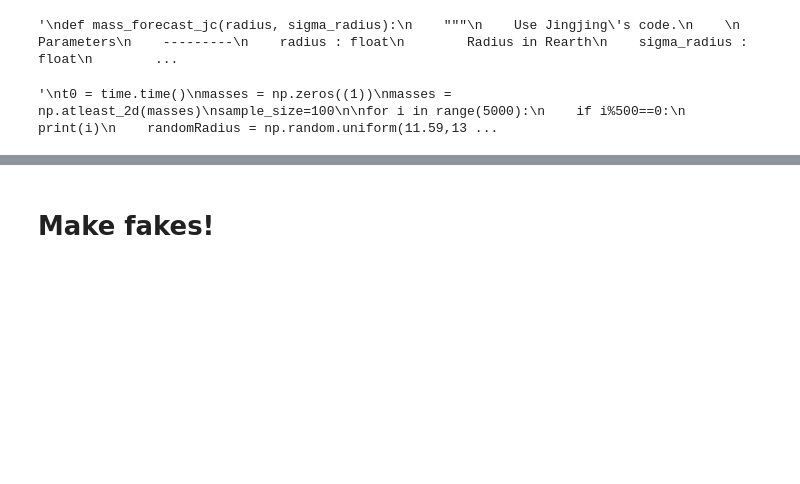
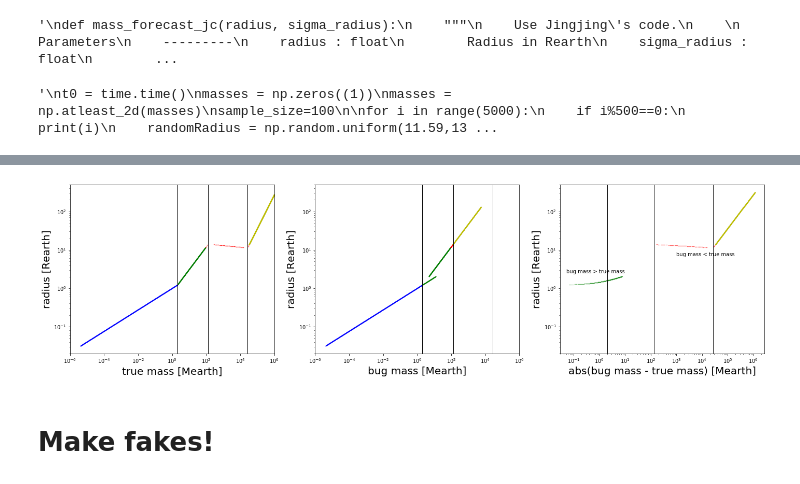
Before and after one commit to esandford/mmi-tagger, a Jupyter notebook: planettagger/simulatedPlanets/makeFakeTrainingSet.ipynb, the cells around one changed output, grey strips where cells are left out. Drawn from its saved outputs; the diff is of its cells as text; code cells hidden in the pictures; blank space fills up the shorter version.

```diff
--- a/planettagger/simulatedPlanets/makeFakeTrainingSet.ipynb
+++ b/planettagger/simulatedPlanets/makeFakeTrainingSet.ipynb
@@ -160,7 +161,7 @@ beta = 0.74
 random_mults = np.zeros((1000000))
 
 for i in range(len(random_mults)):
-    x = np.random.uniform()
+    x = random.random() #np.random.uniform()
     random_mults[i] = transform_zipf(x,beta_zipf=beta,m_max=10)
 
 print(len(random_mults[random_mults==10]))
@@ -200,7 +201,7 @@ a_big = 4.9
 random_radii = np.zeros((1000000))
 
 for i in range(len(random_radii)):
-    x = np.random.uniform()
+    x = random.random() #np.random.uniform()
     random_radii[i] = random_planetrad(x,a_small,a_big,logRmin,logRcrit,logRmax)
 # %%
 #small_xs = np.linspace(logRmin,logRcrit,100)
@@ -242,6 +270,8 @@ def mass_forecast(radius):
         Planet mass in Mearth
     """
 
+    #### what is so slow about this now?????
+
     # 10**c has units of Rearth. c1 is fit; c2-c4 are derived iteratively, assuming segments meet at transition points.
     c1 = 0.003460532109506489
     c2 = -0.09252481979252211
@@ -261,9 +291,9 @@ def mass_forecast(radius):
 
     # corresponding transition points in units of log(Rearth)
     # computed from mr.Mstat2R(transition points above)
-    t1_r = np.log10(1.25)  # Terran -> Neptunian
-    t2_r = np.log10(13.86) # Neptunian -> Jovian
-    t3_r = np.log10(11.59) # Jovian -> Stellar
+    t1_r = 0.09691001300805642 #np.log10(1.25)   Terran -> Neptunian
+    t2_r = 1.1417632302757879  #np.log10(13.86)  Neptunian -> Jovian
+    t3_r = 1.064083435963596   #np.log10(11.59)  Jovian -> Stellar
 
 
     logR = np.log10(radius)
@@ -277,6 +307,7 @@ def mass_forecast(radius):
     elif logR > t2_r: #unambiguously stellar
         logM = (logR - c4)/s4
 
+
     else: # could be Neptunian, could be Jovian, could be stellar
         # based on monte carlo tests from Jingjing's code,
         # the breakdown of neptunians vs. jovians vs. stellars
@@ -284,7 +315,7 @@ def mass_forecast(radius):
         frac_neptunian = 0.08842
         frac_jovian = 0.839126
         frac_stellar = 0.072454
-        rando = np.random.uniform(0,1.)
+        rando = random.random() # should be significantly faster than np.random.uniform()
 
         if rando <= frac_neptunian: #Neptunian
             logM = (logR - c2)/s2
@@ -476,3 +485,63 @@ plt.show()
+# %%
+dmass = np.abs(masses_wrong - masses)
+
+fig,axes = plt.subplots(1,3,figsize=(24,6))
+#axes[0].plot(masses,radii,color='k',marker='.',ls='None',ms=1,alpha=0.25)
+axes[0].plot(masses[radii < 1.25],radii[radii < 1.25],color='b',marker='.',ls='None',ms=1,alpha=0.5)
+axes[0].plot(masses[(radii > 1.25) & (radii < 11.59)],radii[(radii > 1.25) & (radii < 11.59)],color='g',marker='.',ls='None',ms=1,alpha=0.5)
+axes[0].plot(masses[(radii > 11.59) & (radii < 13.86)],radii[(radii > 11.59) & (radii < 13.86)],color='r',marker='.',ls='None',ms=1,alpha=0.5)
+axes[0].plot(masses[radii > 13.86],radii[radii > 13.86],color='y',marker='.',ls='None',ms=1,alpha=0.5)
+
+axes[0].axvline(10**0.3096301674258988,color='k',lw=1)
+axes[0].axvline(10**2.1191926778748793,color='k',lw=1)
+axes[0].axvline(10**4.425506703276593,color='k',lw=1)
+axes[0].set_xlabel('true mass [Mearth]',fontsize=20)
+axes[0].set_ylabel('radius [Rearth]',fontsize=20)
+axes[0].loglog()
+axes[0].set_xlim(1.e-6,1.e6)
+
+#axes[1].plot(masses_wrong,radii,color='k',marker='.',ls='None',ms=1,alpha=0.25)
+axes[1].plot(masses_wrong[radii < 1.25],radii[radii < 1.25],color='b',marker='.',ls='None',ms=1,alpha=0.5)
+axes[1].plot(masses_wrong[(radii > 1.25) & (radii < 11.59)],radii[(radii > 1.25) & (radii < 11.59)],color='g',marker='.',ls='None',ms=1,alpha=0.5)
+axes[1].plot(masses_wrong[(radii > 11.59) & (radii < 13.86)],radii[(radii > 11.59) & (radii < 13.86)],color='r',marker='.',ls='None',ms=1,alpha=0.5)
+axes[1].plot(masses_wrong[radii > 13.86],radii[radii > 13.86],color='y',marker='.',ls='None',ms=1,alpha=0.5)
+
+axes[1].axvline(10**0.3096301674258988,color='k',lw=1)
+axes[1].axvline(10**2.1191926778748793,color='k',lw=1)
+axes[1].axvline(10**4.425506703276593,color='k',lw=1)
+axes[1].set_xlabel('bug mass [Mearth]',fontsize=20)
+axes[1].set_ylabel('radius [Rearth]',fontsize=20)
+axes[1].loglog()
+axes[1].set_xlim(1.e-6,1.e6)
+
+axes[2].plot(dmass[radii < 1.25],radii[radii < 1.25],color='b',marker='.',ls='None',ms=1,alpha=0.5)
+axes[2].plot(dmass[(radii > 1.25) & (radii < 11.59)],radii[(radii > 1.25) & (radii < 11.59)],color='g',marker='.',ls='None',ms=1,alpha=0.5)
+axes[2].plot(dmass[(radii > 11.59) & (radii < 13.86)],radii[(radii > 11.59) & (radii < 13.86)],color='r',marker='.',ls='None',ms=1,alpha=0.5)
+axes[2].plot(dmass[radii > 13.86],radii[radii > 13.86],color='y',marker='.',ls='None',ms=1,alpha=0.5)
+
+axes[2].axvline(10**0.3096301674258988,color='k',lw=1)
+axes[2].axvline(10**2.1191926778748793,color='k',lw=1)
+axes[2].axvline(10**4.425506703276593,color='k',lw=1)
+axes[2].set_xlabel('abs(bug mass - true mass) [Mearth]',fontsize=20)
+axes[2].set_ylabel('radius [Rearth]',fontsize=20)
+axes[2].loglog()
+axes[2].text(0.05,2.5,"bug mass > true mass")
+axes[2].text(1e3,7,"bug mass < true mass")
+#axes[2].set_xlim(1.e-6,1.e6)
+#plt.show()
+plt.savefig("forecaster_bug.pdf",fmt="pdf")
+
+#fig = plt.figure(figsize=(8,6))
+#plt.plot(radii,masses,color='k',marker='.',ls='None',ms=1,alpha=0.25)
+#plt.axhline(10**0.3096301674258988,color='r')
+#plt.axhline(10**2.1191926778748793,color='r')
+#plt.axhline(10**4.425506703276593,color='r')
+#plt.xlabel('radius',fontsize=20)
+#plt.ylabel('mass',fontsize=20)
+#plt.loglog()
+#plt.show()
+# %% [output]
+[figure, added]
 # %% [markdown]
 # Make fakes!
 # %%
```
Also changed, not shown: parts of 17 cells of this notebook, 36 other files.
